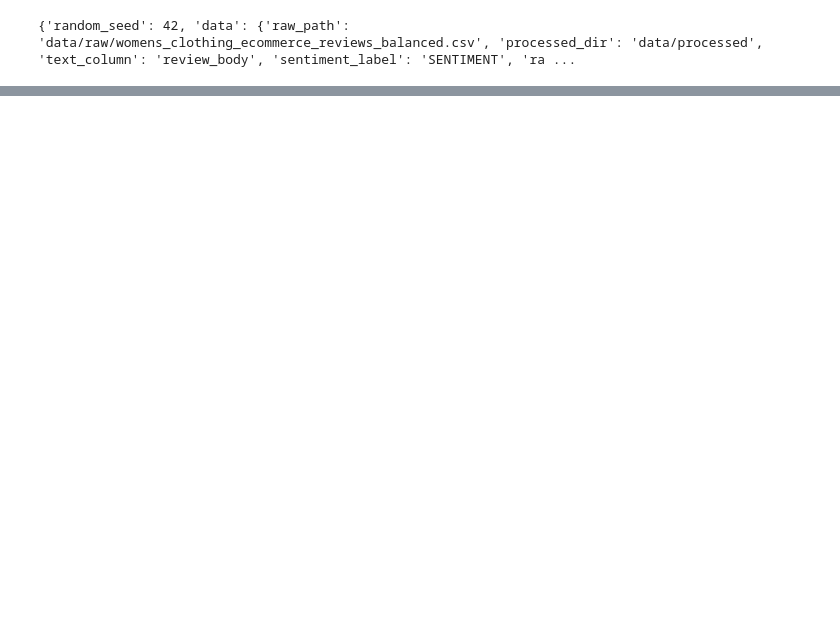
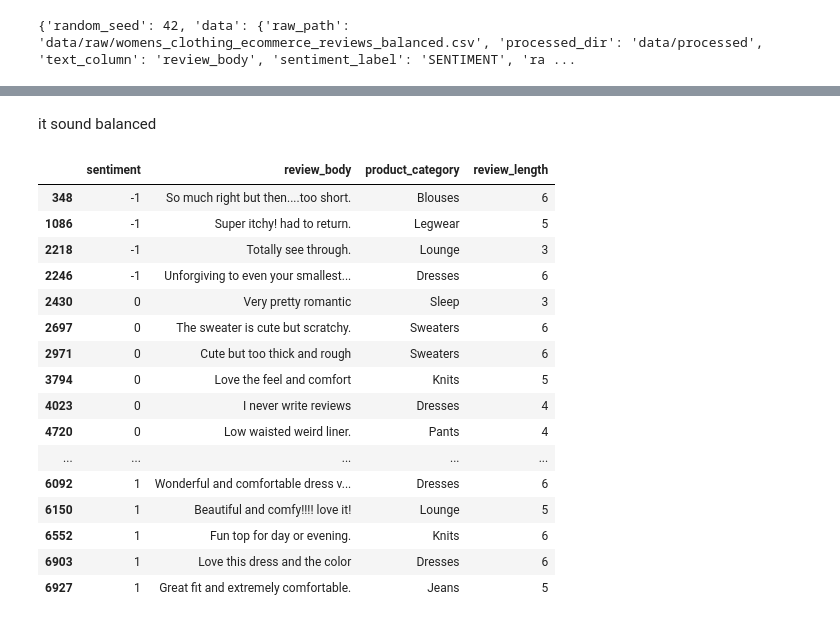
Before and after one commit to MosabAhmed92/Women-Clothing---NLP, a Jupyter notebook: notebooks/phase1_data_audit.ipynb, the cells around one changed output, grey strips where cells are left out. Saved outputs shown, nothing was run; the diff lists cells and outputs as text; code cells hidden in the pictures; blank space fills up the shorter version.

```diff
--- a/notebooks/phase1_data_audit.ipynb
+++ b/notebooks/phase1_data_audit.ipynb
@@ -16,0 +103,25 @@ import os
+# %% [markdown]
+it sound balanced
+# %%
+# creating review length
+df['review_length'] = df['review_body'].apply(lambda x : len(x.split()))
+# %%
+df[df['review_length'] < 7]
+# %% [output]
+|  | sentiment | review_body | product_category | review_length |
+| 348 | -1 | So much right but then....too short. | Blouses | 6 |
+| 1086 | -1 | Super itchy! had to return. | Legwear | 5 |
+| 2218 | -1 | Totally see through. | Lounge | 3 |
+| 2246 | -1 | Unforgiving to even your smallest... | Dresses | 6 |
+| 2430 | 0 | Very pretty romantic | Sleep | 3 |
+| 2697 | 0 | The sweater is cute but scratchy. | Sweaters | 6 |
+| 2971 | 0 | Cute but too thick and rough | Sweaters | 6 |
+| 3794 | 0 | Love the feel and comfort | Knits | 5 |
+| 4023 | 0 | I never write reviews | Dresses | 4 |
+| 4720 | 0 | Low waisted weird liner. | Pants | 4 |
+| ... | ... | ... | ... | ... |
+| 6092 | 1 | Wonderful and comfortable dress v... | Dresses | 6 |
+| 6150 | 1 | Beautiful and comfy!!!! love it! | Lounge | 5 |
+| 6552 | 1 | Fun top for day or evening. | Knits | 6 |
+| 6903 | 1 | Love this dress and the color | Dresses | 6 |
+| 6927 | 1 | Great fit and extremely comfortable. | Jeans | 5 |
```
Also changed, not shown: parts of 96 cells of this notebook, 5 other files.
